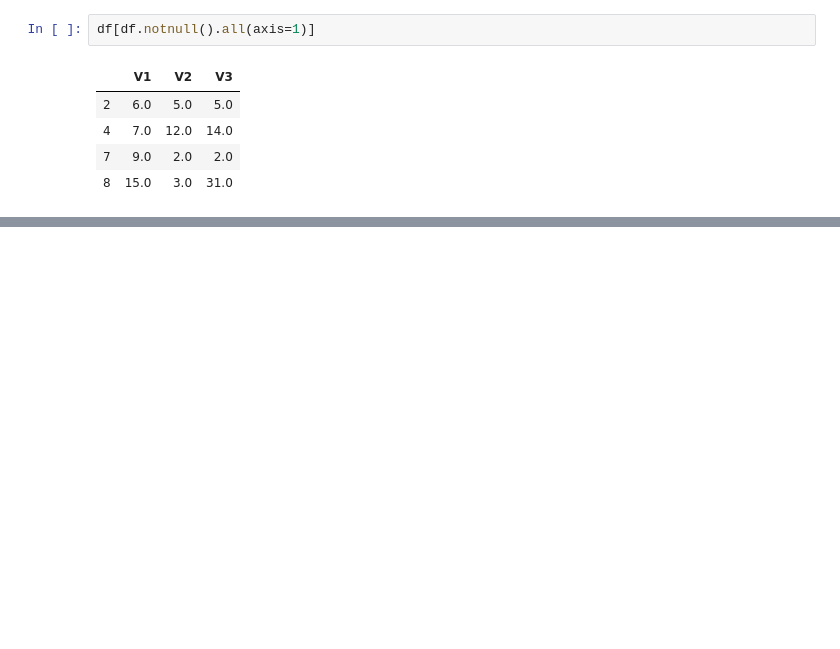
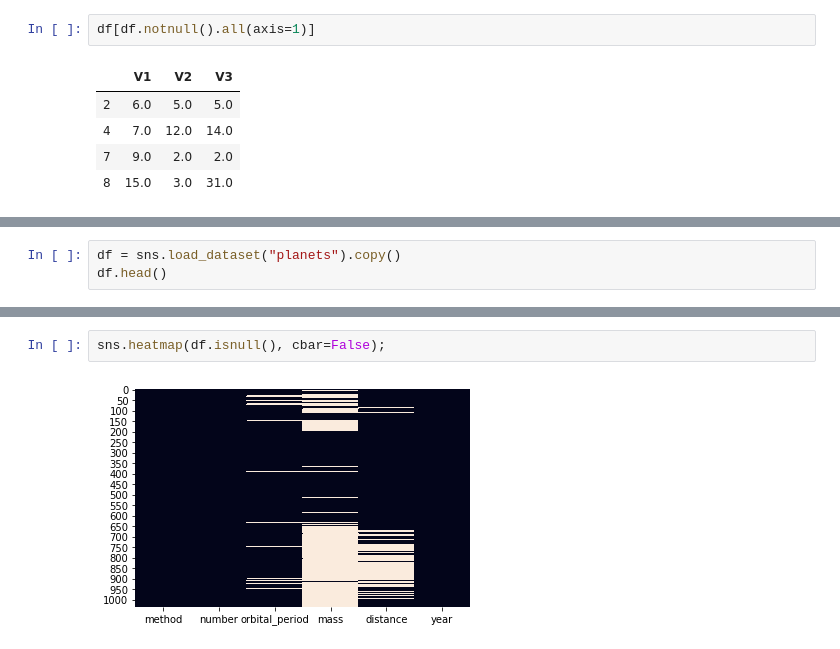
Before and after one commit to omercsx/Machine_Learning_Bootcamp, a Jupyter notebook: Veri Ön İşleme/veri_on_isleme.ipynb, the cells around one changed output, grey strips where cells are left out. Cells and saved outputs as stored; diff of their text form; blank space fills up the shorter version.

```diff
--- a/Veri Ön İşleme/veri_on_isleme.ipynb
+++ b/Veri Ön İşleme/veri_on_isleme.ipynb
@@ -788,0 +842,3 @@ df[df.notnull().all(axis=1)]
+# %%
+df = sns.load_dataset("planets").copy()
+df.head()
@@ -788,0 +852,4 @@ df[df.notnull().all(axis=1)]
+# %%
+sns.heatmap(df.isnull(), cbar=False);
+# %% [output]
+[figure, added]
```
Also changed, not shown: parts of 126 cells of this notebook.
